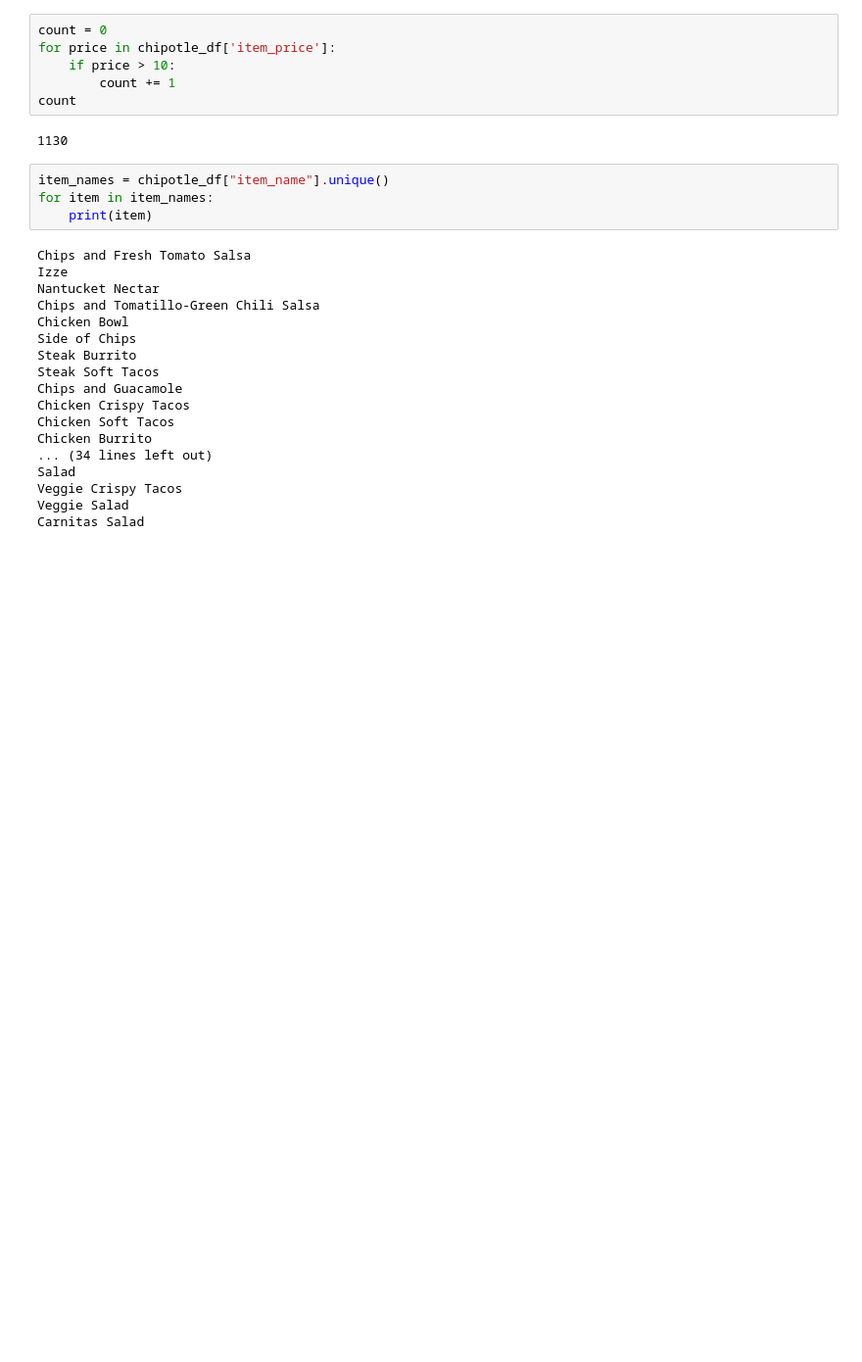
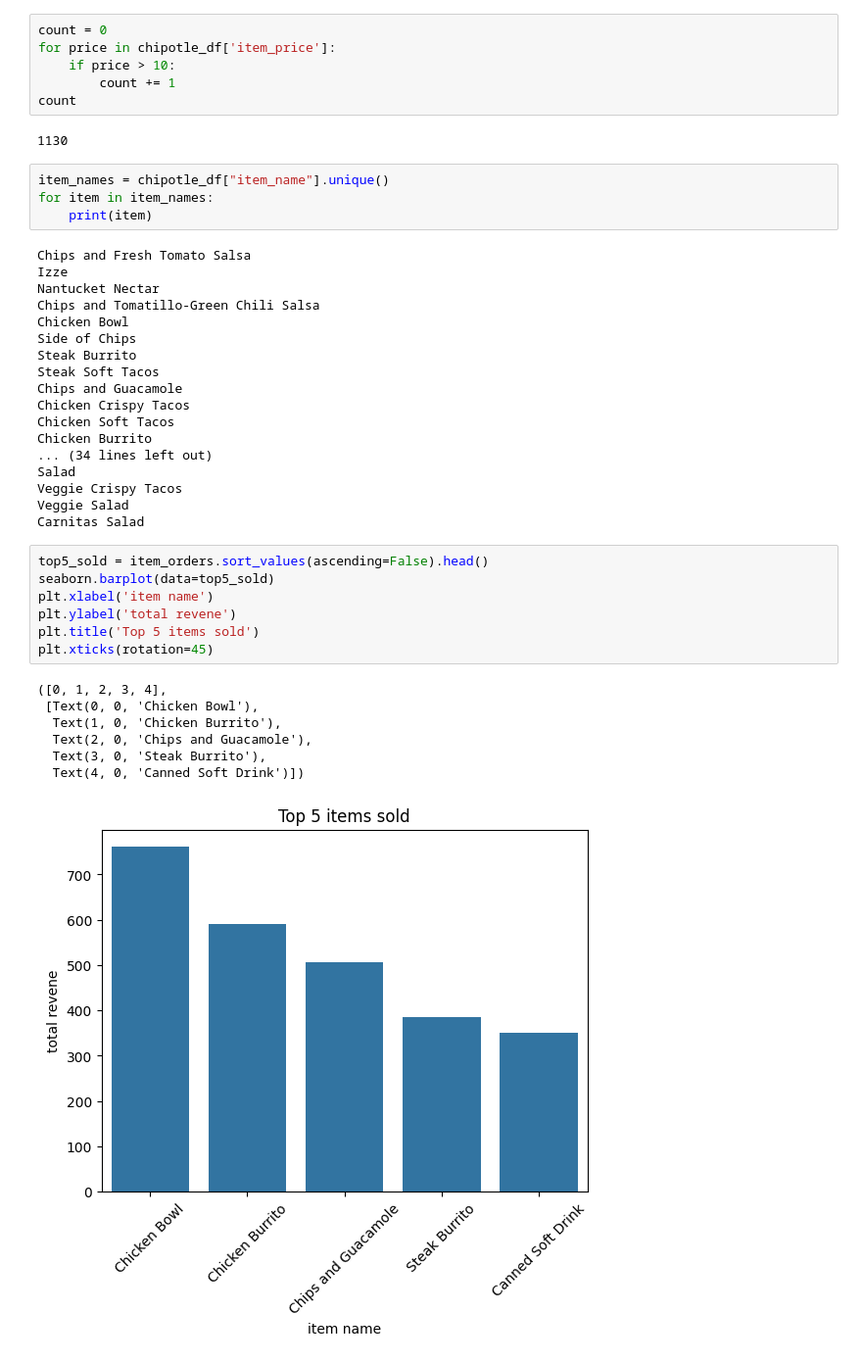
Before and after one commit to build-summer-2024/Yellow-team-data-exploration, a Jupyter notebook: july17.ipynb, the cells around one changed output. Shown at 98% size. Saved outputs shown, nothing was run; the diff lists cells and outputs as text; blank space fills up the shorter version.

Commit message:
top 5 sold items

```diff
--- a/july17.ipynb
+++ b/july17.ipynb
@@ -96,3 +96,18 @@ Salad
 Veggie Crispy Tacos
 Veggie Salad
 Carnitas Salad
+# %%
+top5_sold = item_orders.sort_values(ascending=False).head()
+seaborn.barplot(data=top5_sold)
+plt.xlabel('item name')
+plt.ylabel('total revene')
+plt.title('Top 5 items sold')
+plt.xticks(rotation=45)
+# %% [output]
+([0, 1, 2, 3, 4],
+ [Text(0, 0, 'Chicken Bowl'),
+  Text(1, 0, 'Chicken Burrito'),
+  Text(2, 0, 'Chips and Guacamole'),
+  Text(3, 0, 'Steak Burrito'),
+  Text(4, 0, 'Canned Soft Drink')])
+[figure, added]
```
Also changed, not shown: 1 other file.
